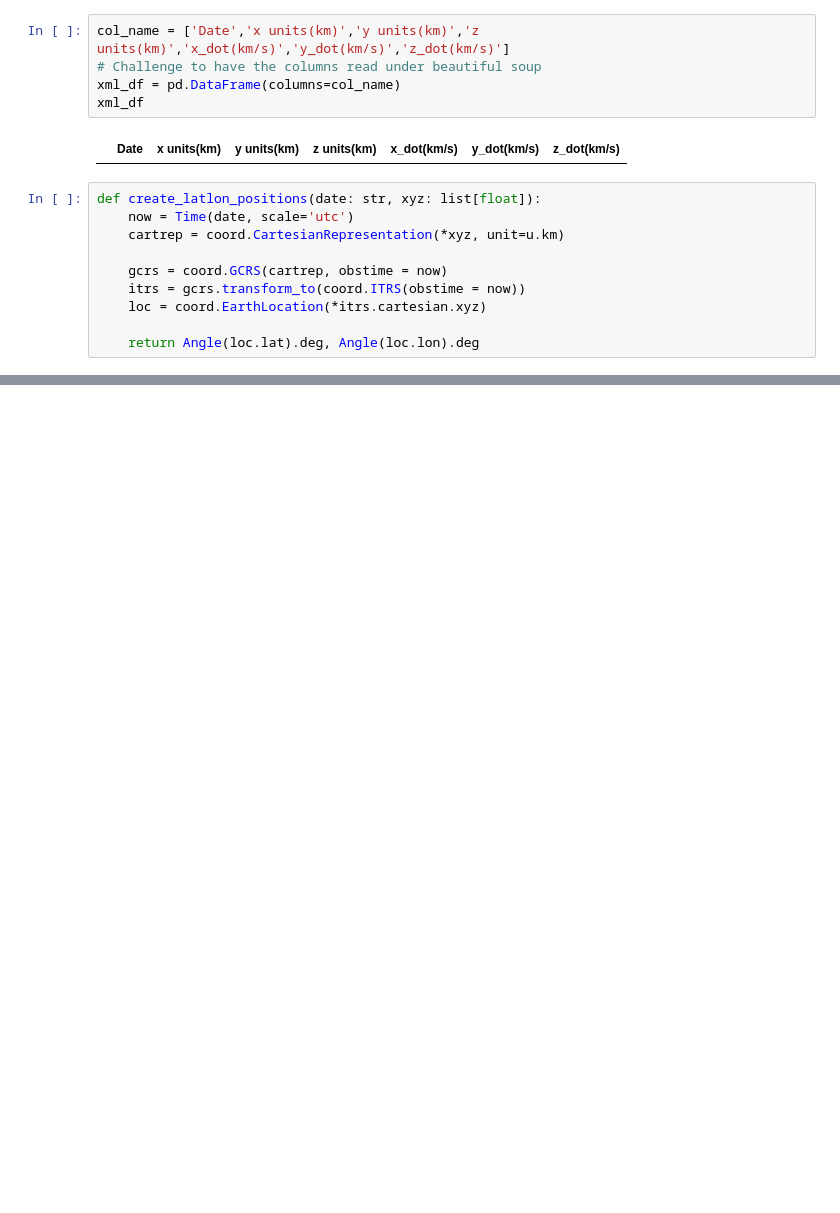
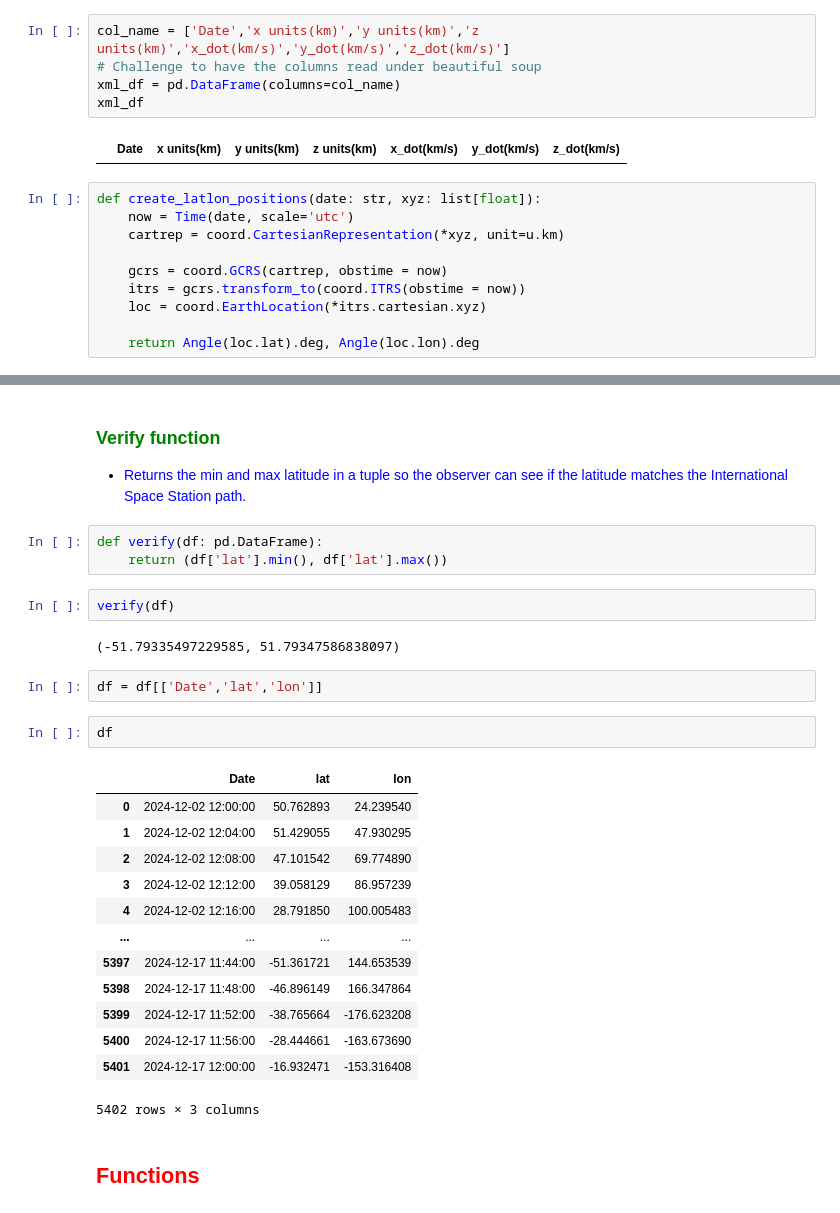
Before and after one commit to khalil-alexander/get_forecast, a Jupyter notebook: FuturePositionISS.ipynb, the cells around one changed output, grey strips where cells are left out. Cells and saved outputs as stored; diff of their text form; blank space fills up the shorter version.

```diff
--- a/FuturePositionISS.ipynb
+++ b/FuturePositionISS.ipynb
@@ -149,0 +169,30 @@ df
+# %% [markdown]
+### <font color="green">Verify function
+- <font color="blue">Returns the min and max latitude in a tuple so the observer can see if the latitude matches the International Space Station path.
+# %%
+def verify(df: pd.DataFrame):
+    return (df['lat'].min(), df['lat'].max())
+# %%
+verify(df)
+# %% [output]
+(-51.79335497229585, 51.79347586838097)
+# %%
+df = df[['Date','lat','lon']]
+# %%
+df
+# %% [output]
+|  | Date | lat | lon |
+| 0 | 2024-12-02 12:00:00 | 50.762893 | 24.239540 |
+| 1 | 2024-12-02 12:04:00 | 51.429055 | 47.930295 |
+| 2 | 2024-12-02 12:08:00 | 47.101542 | 69.774890 |
+| 3 | 2024-12-02 12:12:00 | 39.058129 | 86.957239 |
+| 4 | 2024-12-02 12:16:00 | 28.791850 | 100.005483 |
+| ... | ... | ... | ... |
+| 5397 | 2024-12-17 11:44:00 | -51.361721 | 144.653539 |
+| 5398 | 2024-12-17 11:48:00 | -46.896149 | 166.347864 |
+| 5399 | 2024-12-17 11:52:00 | -38.765664 | -176.623208 |
+| 5400 | 2024-12-17 11:56:00 | -28.444661 | -163.673690 |
+| 5401 | 2024-12-17 12:00:00 | -16.932471 | -153.316408 |
+5402 rows × 3 columns
+# %% [markdown]
+## <font color="red">Functions
```
Also changed, not shown: parts of 18 cells of this notebook.
